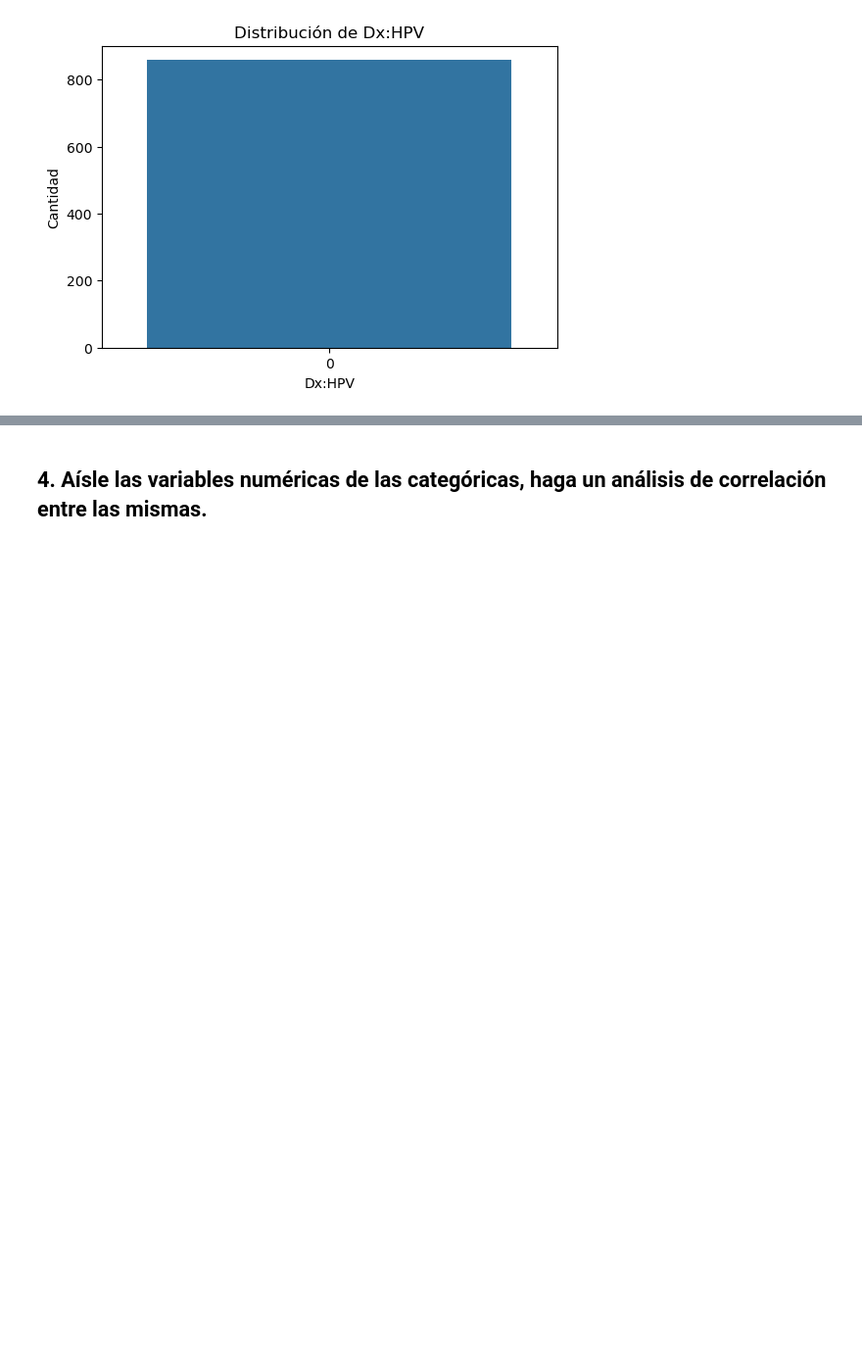
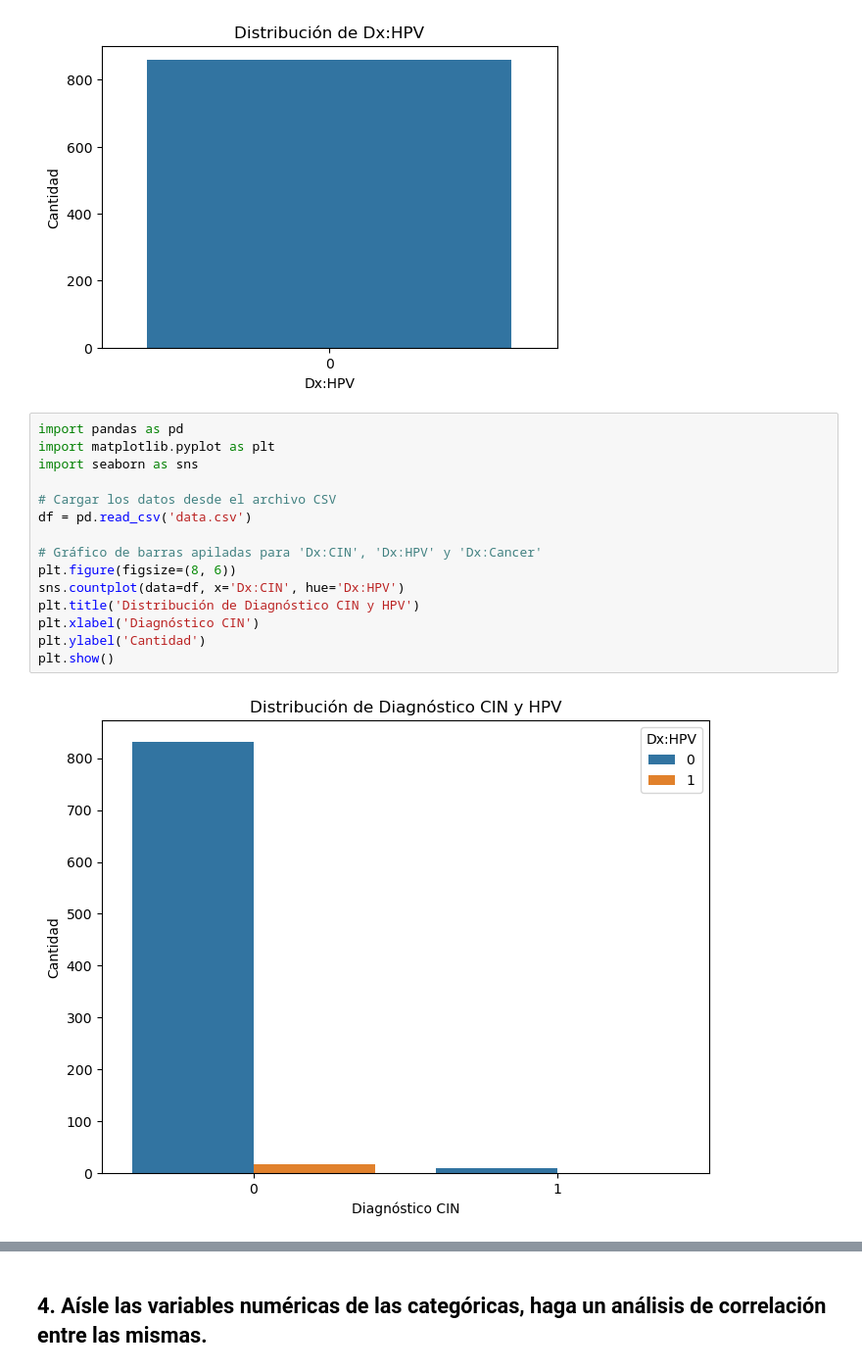
Before and after one commit to fredyvelasquezgt/Lab-1-DS, a Jupyter notebook: test.ipynb, the cells around one changed output, grey strips where cells are left out. Shown: that part at 98% size. Cells and saved outputs as stored; diff of their text form; blank space fills up the shorter version.

```diff
--- a/test.ipynb
+++ b/test.ipynb
@@ -153,3 +176,20 @@ for column in categorical_columns:
 [figure]
 [figure]
 [figure]
+# %%
+import pandas as pd
+import matplotlib.pyplot as plt
+import seaborn as sns
+
+# Cargar los datos desde el archivo CSV
+df = pd.read_csv('data.csv')
+
+# Gráfico de barras apiladas para 'Dx:CIN', 'Dx:HPV' y 'Dx:Cancer'
+plt.figure(figsize=(8, 6))
+sns.countplot(data=df, x='Dx:CIN', hue='Dx:HPV')
+plt.title('Distribución de Diagnóstico CIN y HPV')
+plt.xlabel('Diagnóstico CIN')
+plt.ylabel('Cantidad')
+plt.show()
+# %% [output]
+[figure, added]
```
Also changed, not shown: parts of 3 cells of this notebook.
